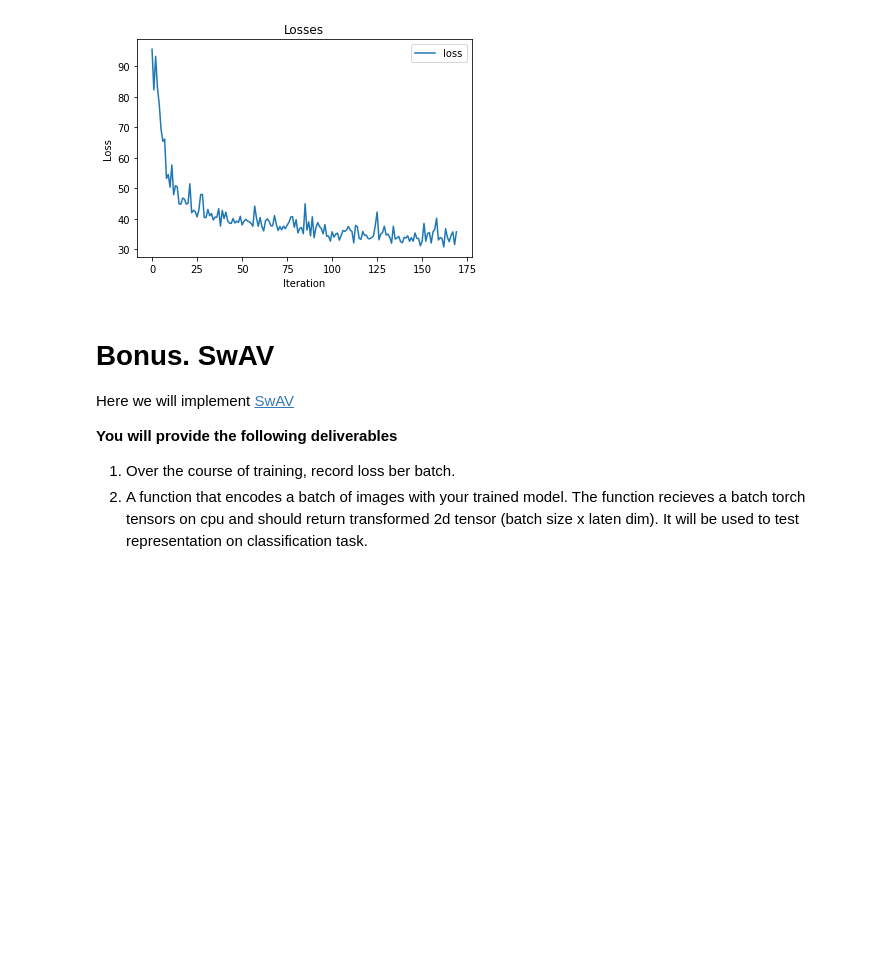
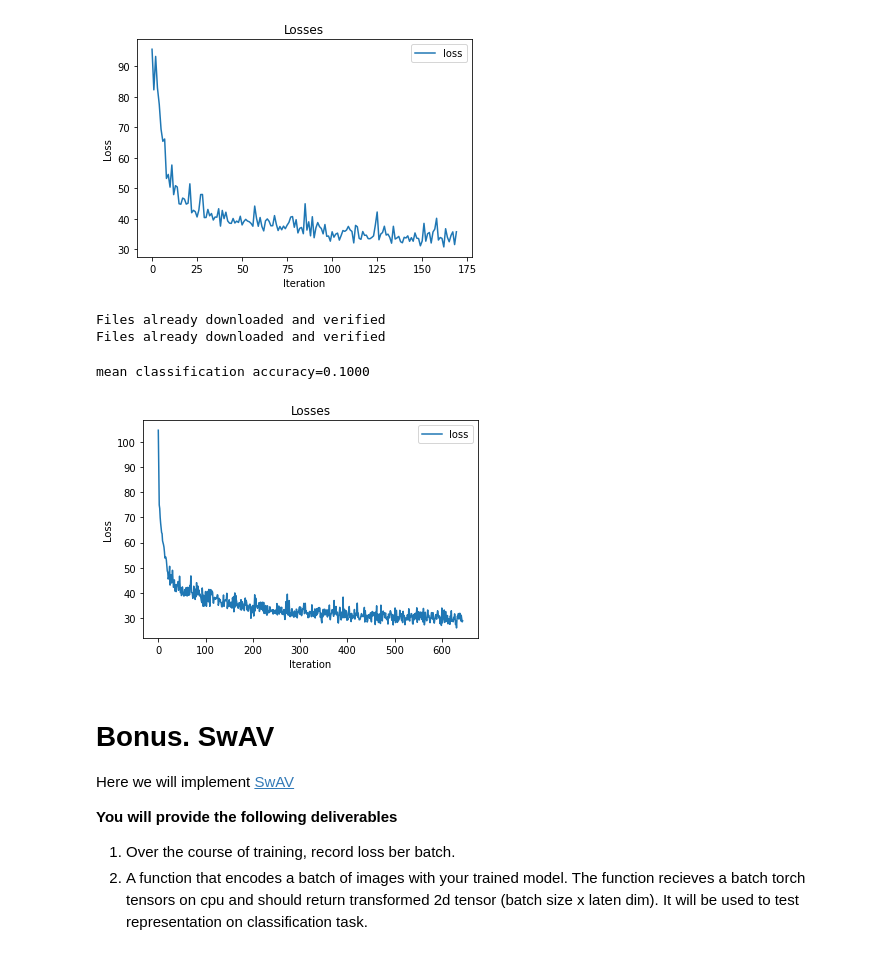
Before and after one commit to gal-dmitry/HSE_DUL, a Jupyter notebook: Homework11_selfsupervised2.ipynb, the cells around one changed output. Saved outputs shown, nothing was run; the diff lists cells and outputs as text; code cells hidden in the pictures; blank space fills up the shorter version.

```diff
--- a/Homework11_selfsupervised2.ipynb
+++ b/Homework11_selfsupervised2.ipynb
@@ -410,7 +410,8 @@ def q2(train_data, test_data):
     batch_size = 256
 
     # epochs = 20
-    epochs = 2
+    epochs = 5
+    # epochs = 2
     lr = 5e-4
     lmbd = 1e-2
 
@@ -445,6 +446,16 @@ Files already downloaded and verified
 Files already downloaded and verified
 mean classification accuracy=0.1000
 [figure]
+# %%
+# change flag to False if you want only to test your losses w/o accuracy (it takes around 4-5 minutes)
+
+# epochs = 5
+q2_results(q2, True)
+# %% [output]
+Files already downloaded and verified
+Files already downloaded and verified
+mean classification accuracy=0.1000
+[figure, added]
 # %% [markdown]
 # Bonus. SwAV
 
```
